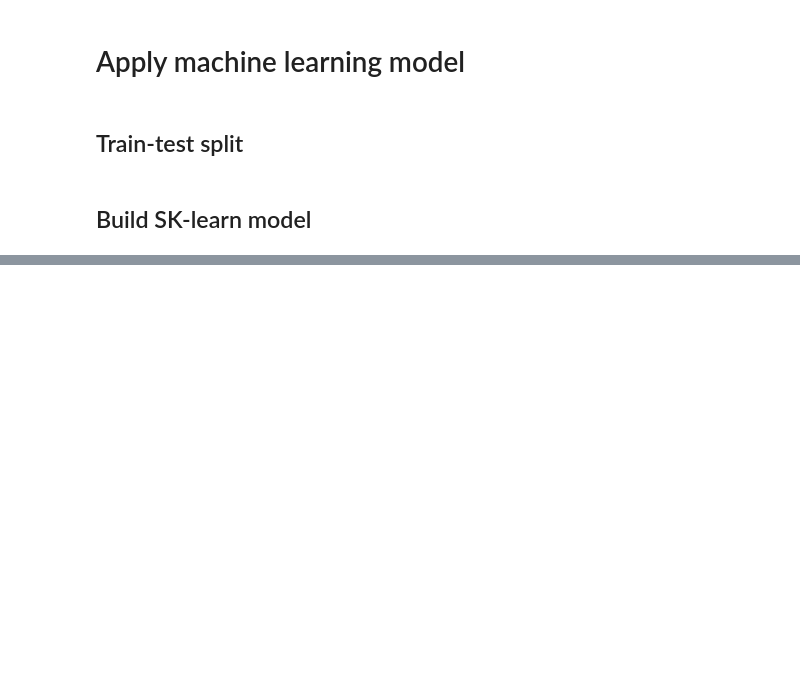
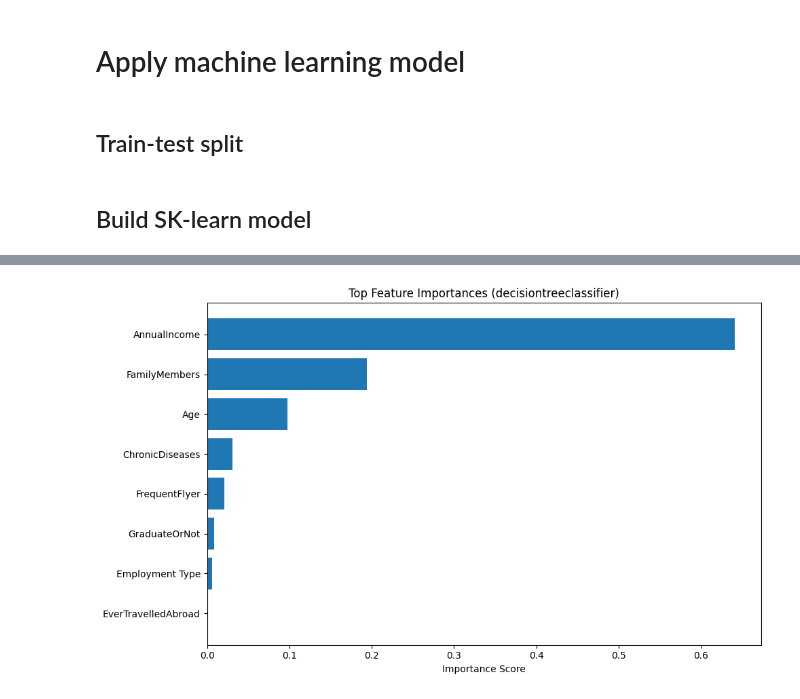
Before and after one commit to Likelipop/Introduction-to-ML, a Jupyter notebook: Homework_Form_DT.ipynb, the cells around one changed output, grey strips where cells are left out. Drawn from its saved outputs; the diff is of its cells as text; code cells hidden in the pictures; blank space fills up the shorter version.

```diff
--- a/Homework_Form_DT.ipynb
+++ b/Homework_Form_DT.ipynb
@@ -277,0 +309,33 @@ calculate_performance(#Todo Input)
+# %%
+import matplotlib.pyplot as plt
+import numpy as np
+
+def plot_feature_importance(model, feature_names, top_n=20, model_name = 'randomforestclassifier' ):
+    """
+    Plots the top N feature importances from a trained Random Forest model.
+
+    :param model: Trained pipeline with RandomForestClassifier
+    :param feature_names: List of feature names (columns in X)
+    :param top_n: Number of top features to show
+    """
+
+    # Extract the RandomForestClassifier from the pipeline
+    rf = model.named_steps[model_name]
+
+    # Get feature importances
+    importances = rf.feature_importances_
+    indices = np.argsort(importances)[-top_n:][::-1]  # Top N features
+
+    # Plot
+    plt.figure(figsize=(10, 6))
+    plt.title(f"Top Feature Importances ({model_name})")
+    plt.barh(range(len(indices)), importances[indices], align='center')
+    plt.yticks(range(len(indices)), [feature_names[i] for i in indices])
+    plt.xlabel("Importance Score")
+    plt.gca().invert_yaxis()  # Highest at top
+    plt.tight_layout()
+    plt.show()
+# %%
+plot_feature_importance(model, feature_names=trainX.columns,model_name =  'decisiontreeclassifier' )
+# %% [output]
+[figure, added]
```
Also changed, not shown: parts of 18 cells of this notebook.
